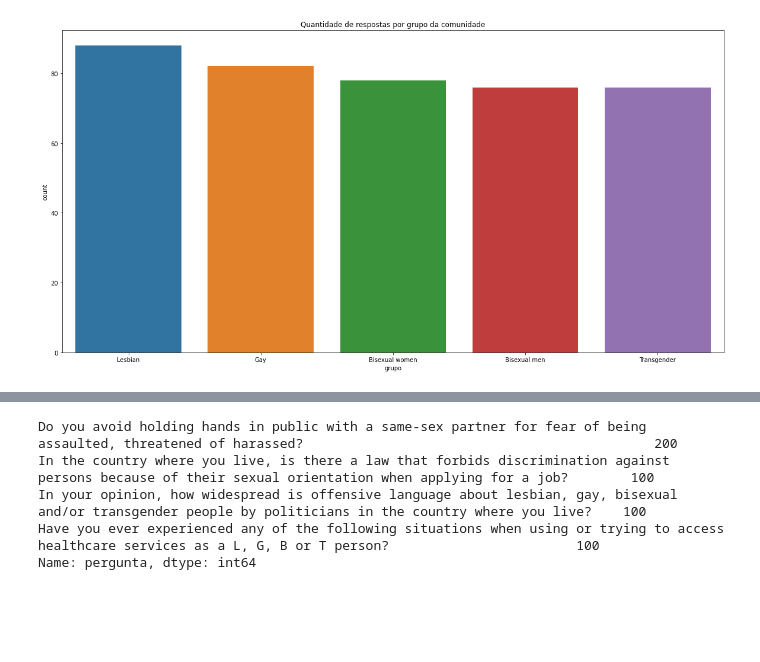
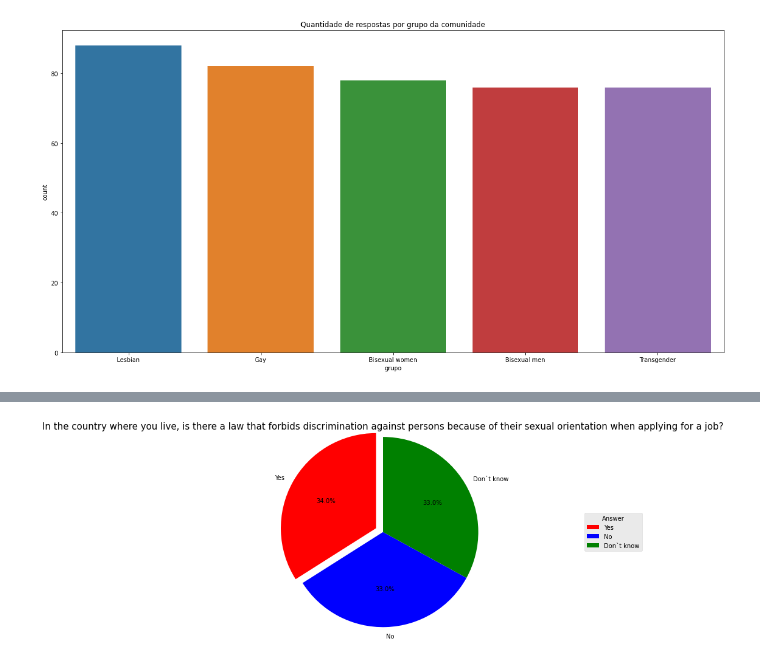
Before and after one commit to Weivak/UFRJ_Analitica_Tarefas, a Jupyter notebook: Tarefa_Analise/analise.ipynb, the cells around one changed output, grey strips where cells are left out. Drawn from its saved outputs; the diff is of its cells as text; code cells hidden in the pictures; blank space fills up the shorter version.

```diff
--- a/Tarefa_Analise/analise.ipynb
+++ b/Tarefa_Analise/analise.ipynb
@@ -273,8 +242,25 @@ Text(0.5, 1.0, 'Metadados LGBTQIA+')
-# %%
-df_lgbt['pergunta'].value_counts()
-# %% [output]
-Do you avoid holding hands in public with a same-sex partner for fear of being assaulted, threatened of harassed?                                             200
-In the country where you live, is there a law that forbids discrimination against persons because of their sexual orientation when applying for a job?        100
-In your opinion, how widespread is offensive language about lesbian, gay, bisexual and/or transgender people by politicians in the country where you live?    100
-Have you ever experienced any of the following situations when using or trying to access healthcare services as a L, G, B or T person?                        100
-Name: pergunta, dtype: int64
+# %%
+# respostas por grupos para a pergunta 1
+pergunta_1 = "In the country where you live, is there a law that forbids discrimination against persons because of their sexual orientation when applying for a job?"
+pergunta = df_lgbt.loc[df_lgbt['pergunta'] == pergunta_1]
+respostas = pergunta['resposta'].value_counts()
+
+lables = respostas.index
+values = respostas.values
+
+colors = ['r', 'b', 'g', 'y']
+
+fig, ax = plt.subplots(figsize = (10,6))
+ax.grid(False)
+plt.style.use('ggplot')
+
+plt.pie(values,explode= (0.1,0,0) , labels = lables, colors=colors,
+        startangle=90, shadow = False,
+        radius = 1.2, autopct = '%1.1f%%')
+plt.legend(title="Answer",
+          loc="center left",
+          bbox_to_anchor=(1.5, 0, 0.8, 1))
+plt.title(pergunta_1,fontsize=15)
+plt.show()
+# %% [output]
+[figure, added]
```
Also changed, not shown: parts of 9 cells of this notebook.
